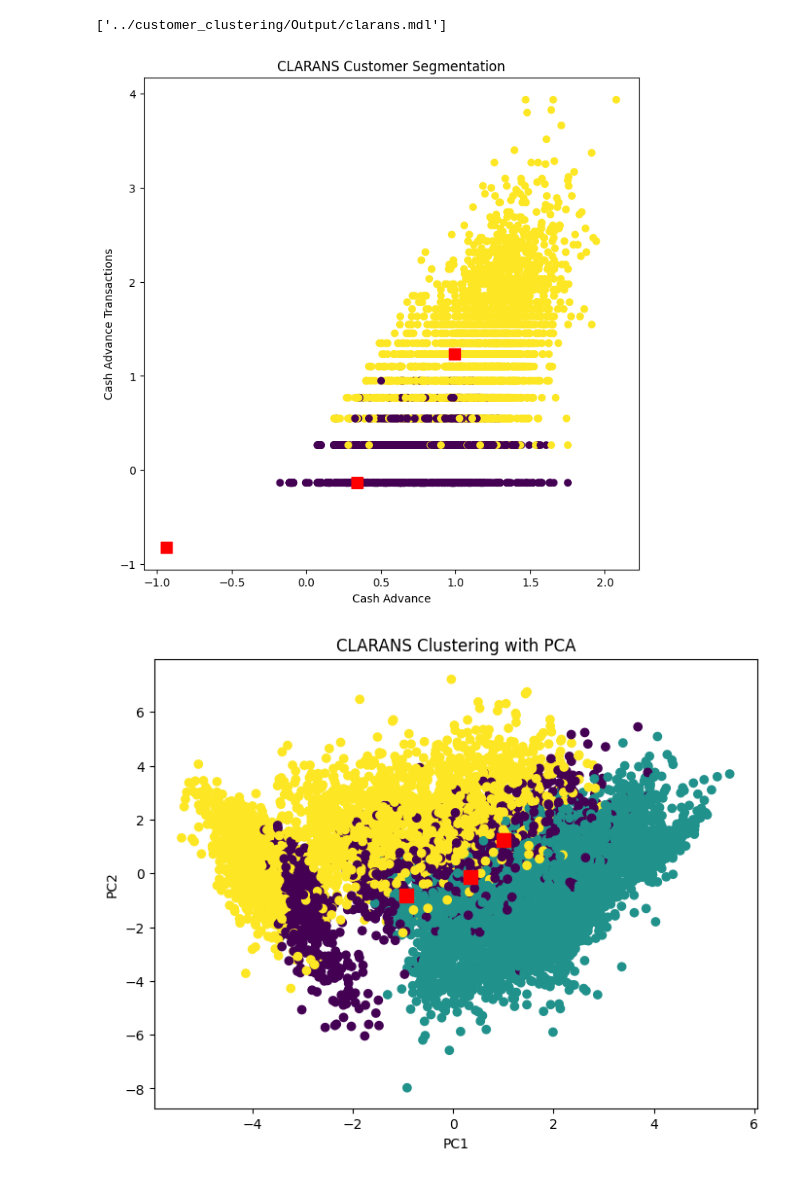
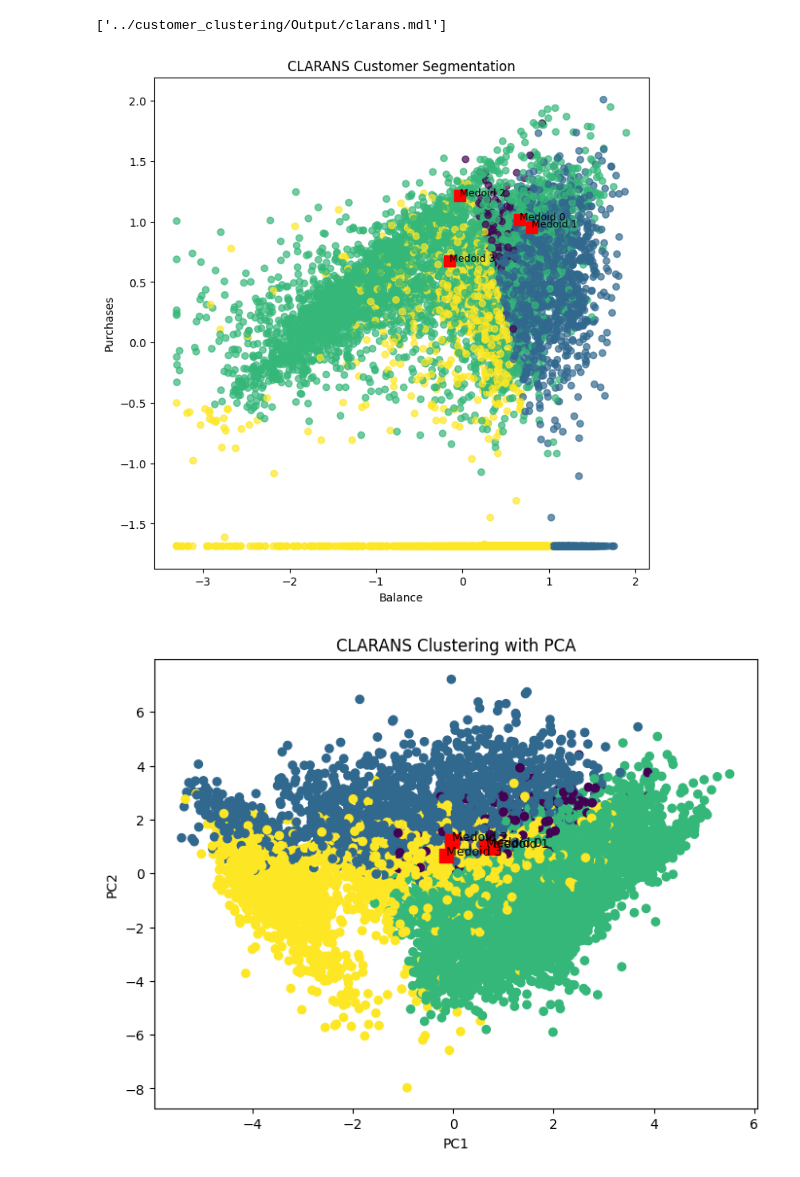
Before and after one commit to GiaHuy910/CLARANS-IN-MARKETING, a Jupyter notebook: customer_clustering/Clarans.ipynb, the cells around one changed output. Cells and saved outputs as stored; diff of their text form; code cells hidden in the pictures.

```diff
--- a/customer_clustering/Clarans.ipynb
+++ b/customer_clustering/Clarans.ipynb
@@ -11,8 +10,8 @@ from utils.Clarans_fast_build import clarans_fast_build,clarans_silhouette_analy
 # %%
 features=[
- 'cash_advance',
- 'cash_advance_frequency',
- 'cash_advance_trx'
+ 'balance',
+ 'purchases',
+ 'cash_advance'
 ]
 data=D[features].copy()
 print(data.shape)
@@ -35,7 +31,8 @@ k=8, Silhouette Score: 0.6221
 # %%
 #xay dung model clarans
-k = 3
+k = 4
 n_local=5
 max_nei=5
 Clarans_model = CLARANS(data, k, n_local, max_nei)
-Clarans_model.fit()
+(ticks, result) = timedcall(Clarans_model.fit)
+print(f"Time taken: {ticks:.4f} seconds")
@@ -42,8 +41,8 @@ Clarans_model.fit()
 # %%
 #lấy cluster và medoids
-clusters = Clarans_model.get_clusters()
+labels=Clarans_model.get_labels()
 medoids = Clarans_model.get_medoids()
 
-print("Clusters:", clusters)
+print("Labels:", labels)
 print("Medoids:", medoids)
 # %% [output]
@@ -89,41 +85,44 @@ jlb.dump(Clarans_model,'../customer_clustering/Output/clarans.mdl')
 Loaded_Clarans_model = jlb.load('../customer_clustering/Output/clarans.mdl')
 # %%
 #hien thi model
-medoid_points = data.iloc[medoids]
 
 plt.figure(figsize=(8,8))
 
-plt.scatter(data['cash_advance'],
-            data['cash_advance_trx'],
-            c=data['cluster'])
+plt.scatter(data['balance'],
+            data['purchases'],
+            c=data['cluster'], alpha=0.7)
 
-plt.scatter(medoid_points['cash_advance'],
-            medoid_points['cash_advance_trx'],
+for i, medoid in enumerate(medoids):
+    plt.text(medoid[0], medoid[1], f'Medoid {i}', fontsize=9)
+plt.scatter(medoids[:, 0],
+            medoids[:, 1],
             marker='s',
             s=100,color='red'
             )
 
-plt.xlabel("Cash Advance")
-plt.ylabel("Cash Advance Transactions")
+plt.xlabel("Balance")
+plt.ylabel("Purchases")
 plt.title("CLARANS Customer Segmentation")
 
 plt.show()
 # %% [output]
-[figure, old version]
+[figure, new version]
 # %%
-medoid_points = data.iloc[medoids]
 
 plt.figure(figsize=(8,6))
 plt.scatter(data_pca[:,0], data_pca[:,1], c=labels)
-plt.scatter(medoid_points['cash_advance'],
-            medoid_points['cash_advance_trx'],
+plt.scatter(medoids[:, 0],
+            medoids[:, 1],
             marker='s',
             s=100,color='red'
             )
+
+for i, medoid in enumerate(medoids):
+    plt.text(medoid[0], medoid[1], f'Medoid {i}', fontsize=9)
 plt.xlabel('PC1')
 plt.ylabel('PC2')
 plt.title('CLARANS Clustering with PCA')
 plt.show()
 # %% [output]
-[figure, old version]
+[figure, new version]
 # %%
```
Also changed, not shown: parts of 9 cells of this notebook, 11 other files.
